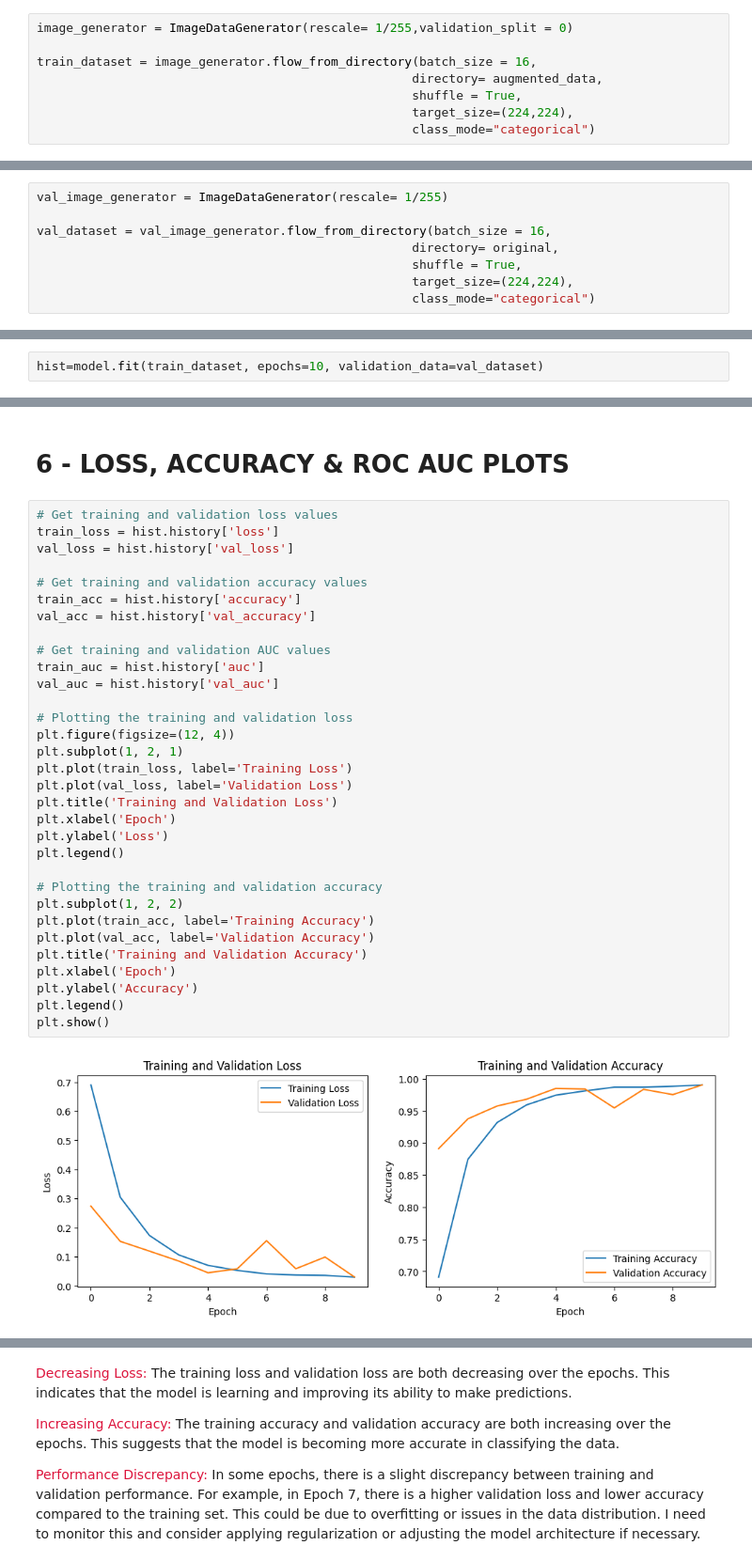
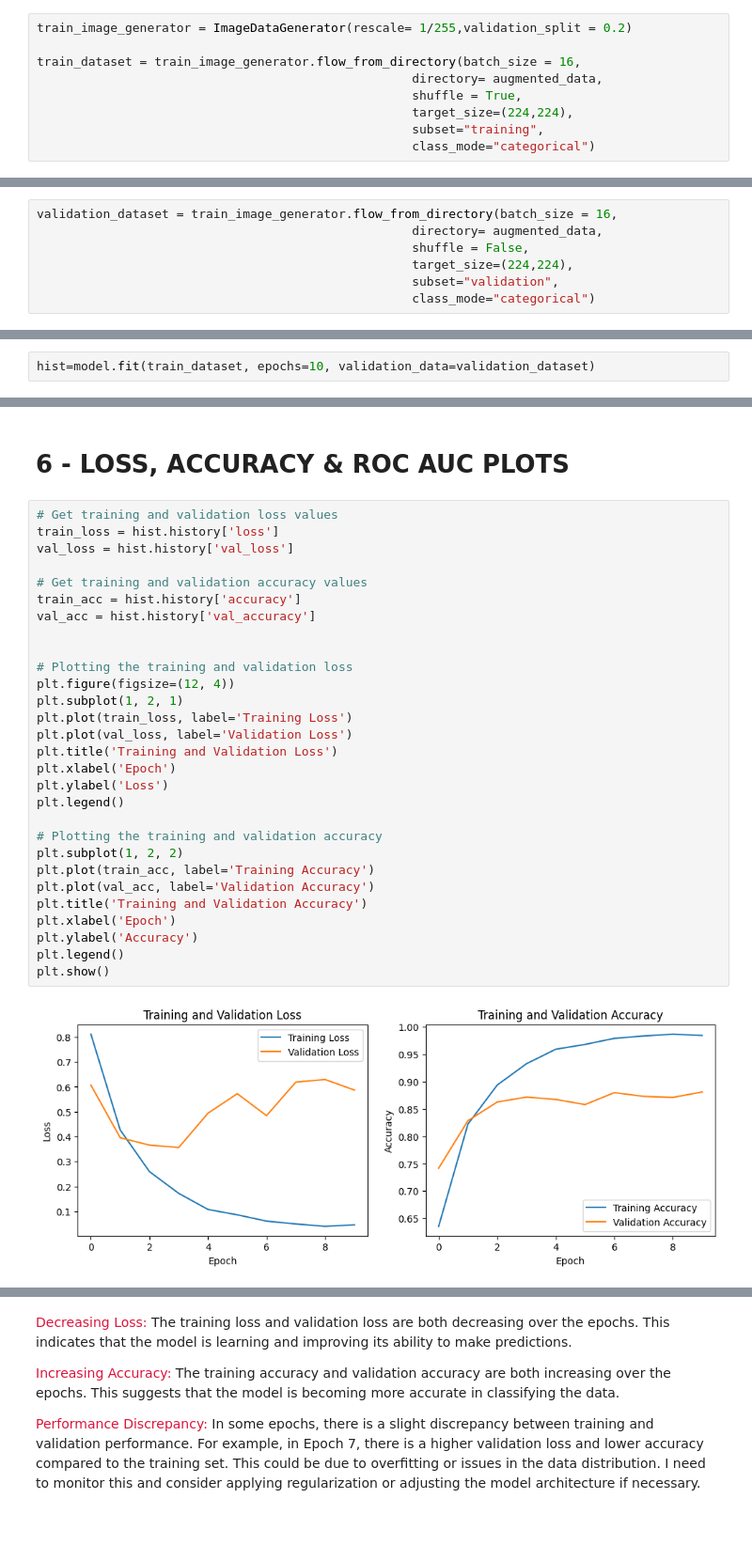
Before and after one commit to amaliogomezlopez/ALZHEIMER-IMAGE-CLASSIFICATION-TENSORFLOW, a Jupyter notebook: augmented-alzheimer-classification-Amalio Gómez.ipynb, the cells around one changed output, grey strips where cells are left out. Shown: that part at 94% size. Cells and saved outputs as stored; diff of their text form; blank space fills up the shorter version.

```diff
--- a/augmented-alzheimer-classification-Amalio Gómez.ipynb
+++ b/augmented-alzheimer-classification-Amalio Gómez.ipynb
@@ -97,11 +97,12 @@ very_mild_original="/kaggle/input/augmented-alzheimer-mri-dataset/OriginalDatase
 # %% [markdown]
 # **3 - GENERATING BATCHES OF TENSOR IMAGE DATA**
 # %%
-image_generator = ImageDataGenerator(rescale= 1/255,validation_split = 0)
+train_image_generator = ImageDataGenerator(rescale= 1/255,validation_split = 0.2)
 
-train_dataset = image_generator.flow_from_directory(batch_size = 16,
+train_dataset = train_image_generator.flow_from_directory(batch_size = 16,
                                                    directory= augmented_data,
                                                    shuffle = True,
                                                    target_size=(224,224),
+                                                   subset="training",
                                                    class_mode="categorical")
 # %% [output]
@@ -109,9 +110,8 @@ Found 33984 images belonging to 4 classes.
 # %%
-val_image_generator = ImageDataGenerator(rescale= 1/255)
-
-val_dataset = val_image_generator.flow_from_directory(batch_size = 16,
-                                                   directory= original,
-                                                   shuffle = True,
+validation_dataset = train_image_generator.flow_from_directory(batch_size = 16,
+                                                   directory= augmented_data,
+                                                   shuffle = False,
                                                    target_size=(224,224),
+                                                   subset="validation",
                                                    class_mode="categorical")
 # %% [output]
@@ -224,4 +224,4 @@ plot_model(model, to_file='model_architecture.png', show_shapes=True, show_layer
 # %%
-hist=model.fit(train_dataset, epochs=10, validation_data=val_dataset)
+hist=model.fit(train_dataset, epochs=10, validation_data=validation_dataset)
 # %% [output]
 Epoch 1/10
@@ -251,35 +249,32 @@ Epoch 10/10
 # %%
 # Get training and validation loss values
 train_loss = hist.history['loss']
 val_loss = hist.history['val_loss']
 
 # Get training and validation accuracy values
 train_acc = hist.history['accuracy']
 val_acc = hist.history['val_accuracy']
 
-# Get training and validation AUC values
-train_auc = hist.history['auc']
-val_auc = hist.history['val_auc']
 
 # Plotting the training and validation loss
 plt.figure(figsize=(12, 4))
 plt.subplot(1, 2, 1)
 plt.plot(train_loss, label='Training Loss')
 plt.plot(val_loss, label='Validation Loss')
 plt.title('Training and Validation Loss')
 plt.xlabel('Epoch')
 plt.ylabel('Loss')
 plt.legend()
 
 # Plotting the training and validation accuracy
 plt.subplot(1, 2, 2)
 plt.plot(train_acc, label='Training Accuracy')
 plt.plot(val_acc, label='Validation Accuracy')
 plt.title('Training and Validation Accuracy')
 plt.xlabel('Epoch')
 plt.ylabel('Accuracy')
 plt.legend()
 plt.show()
 # %% [output]
-[figure, old version]
+[figure, new version]
 # %%
```
Also changed, not shown: parts of 11 cells of this notebook.
